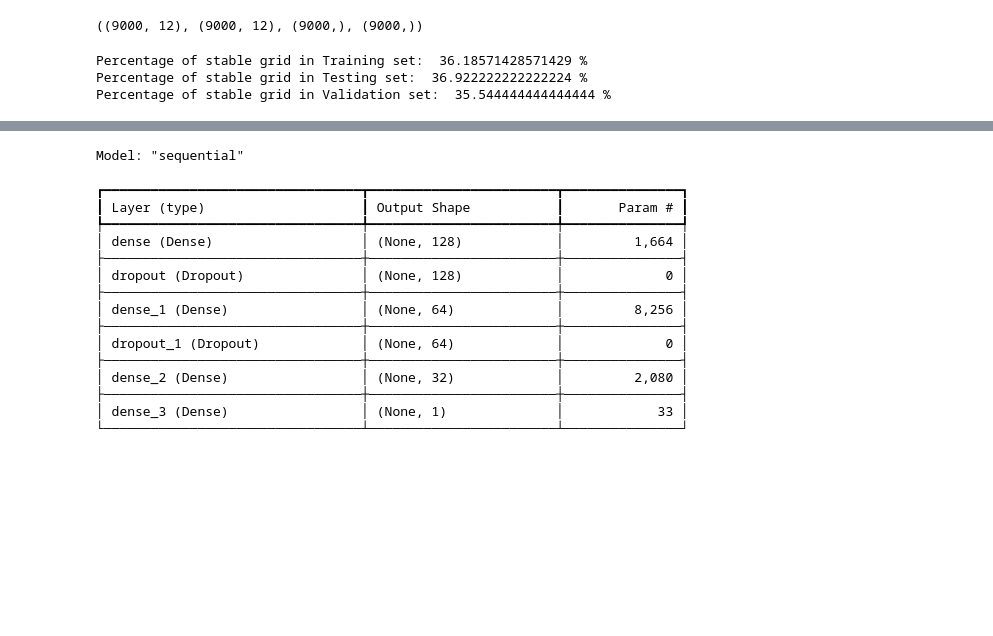
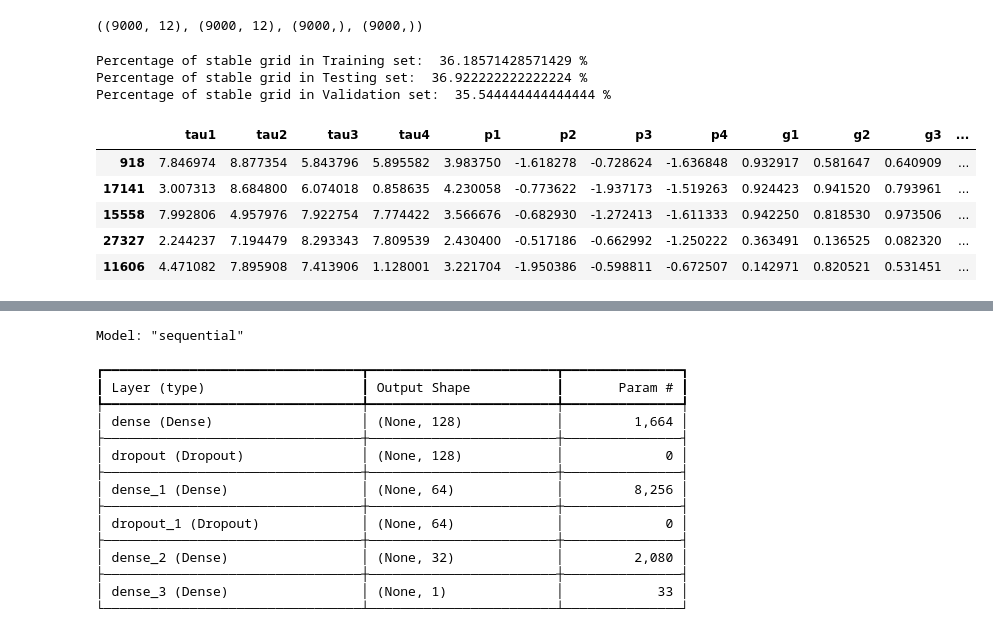
Before and after one commit to The0winner0/Urjasantulan_SE_Project, a Jupyter notebook: backend/notebook/inference_notebook_lite.ipynb, the cells around one changed output, grey strips where cells are left out. Saved outputs shown, nothing was run; the diff lists cells and outputs as text; code cells hidden in the pictures; blank space fills up the shorter version.

```diff
--- a/backend/notebook/inference_notebook_lite.ipynb
+++ b/backend/notebook/inference_notebook_lite.ipynb
@@ -134,6 +134,15 @@ scalar = StandardScaler()
 X_train_scaled = scalar.fit_transform(X_train)
 X_val_scaled = scalar.transform(X_val)
 X_test_scaled = scalar.transform(X_test)
+# %%
+X_train.head()
+# %% [output]
+|  | tau1 | tau2 | tau3 | tau4 | p1 | p2 | p3 | p4 | g1 | g2 | g3 | ... |
+| 918 | 7.846974 | 8.877354 | 5.843796 | 5.895582 | 3.983750 | -1.618278 | -0.728624 | -1.636848 | 0.932917 | 0.581647 | 0.640909 | ... |
+| 17141 | 3.007313 | 8.684800 | 6.074018 | 0.858635 | 4.230058 | -0.773622 | -1.937173 | -1.519263 | 0.924423 | 0.941520 | 0.793961 | ... |
+| 15558 | 7.992806 | 4.957976 | 7.922754 | 7.774422 | 3.566676 | -0.682930 | -1.272413 | -1.611333 | 0.942250 | 0.818530 | 0.973506 | ... |
+| 27327 | 2.244237 | 7.194479 | 8.293343 | 7.809539 | 2.430400 | -0.517186 | -0.662992 | -1.250222 | 0.363491 | 0.136525 | 0.082320 | ... |
+| 11606 | 4.471082 | 7.895908 | 7.413906 | 1.128001 | 3.221704 | -1.950386 | -0.598811 | -0.672507 | 0.142971 | 0.820521 | 0.531451 | ... |
 # %%
 from tensorflow.keras.models import Sequential
 from tensorflow.keras.layers import Dense, Dropout
```
Also changed, not shown: parts of 15 cells of this notebook, 1 other file.
